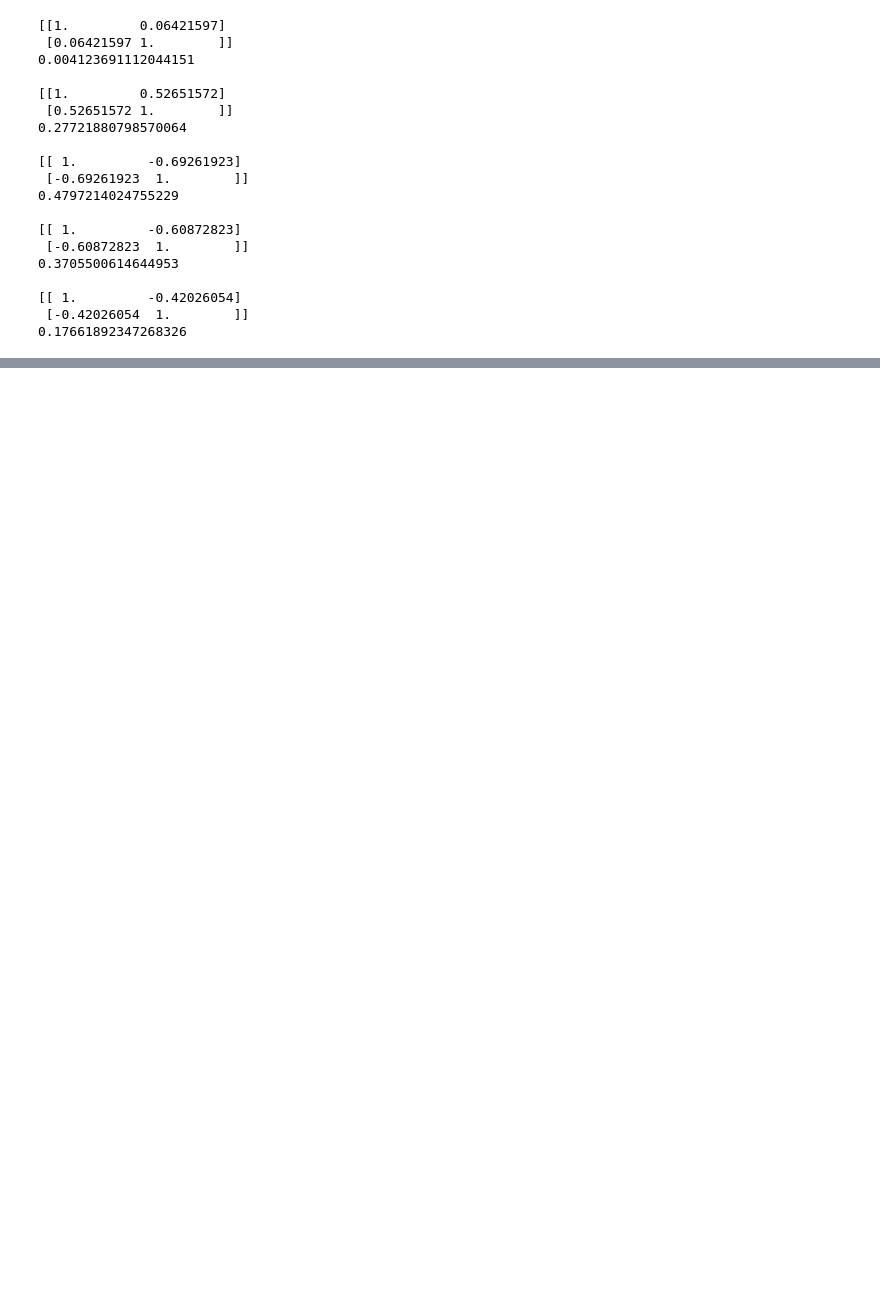
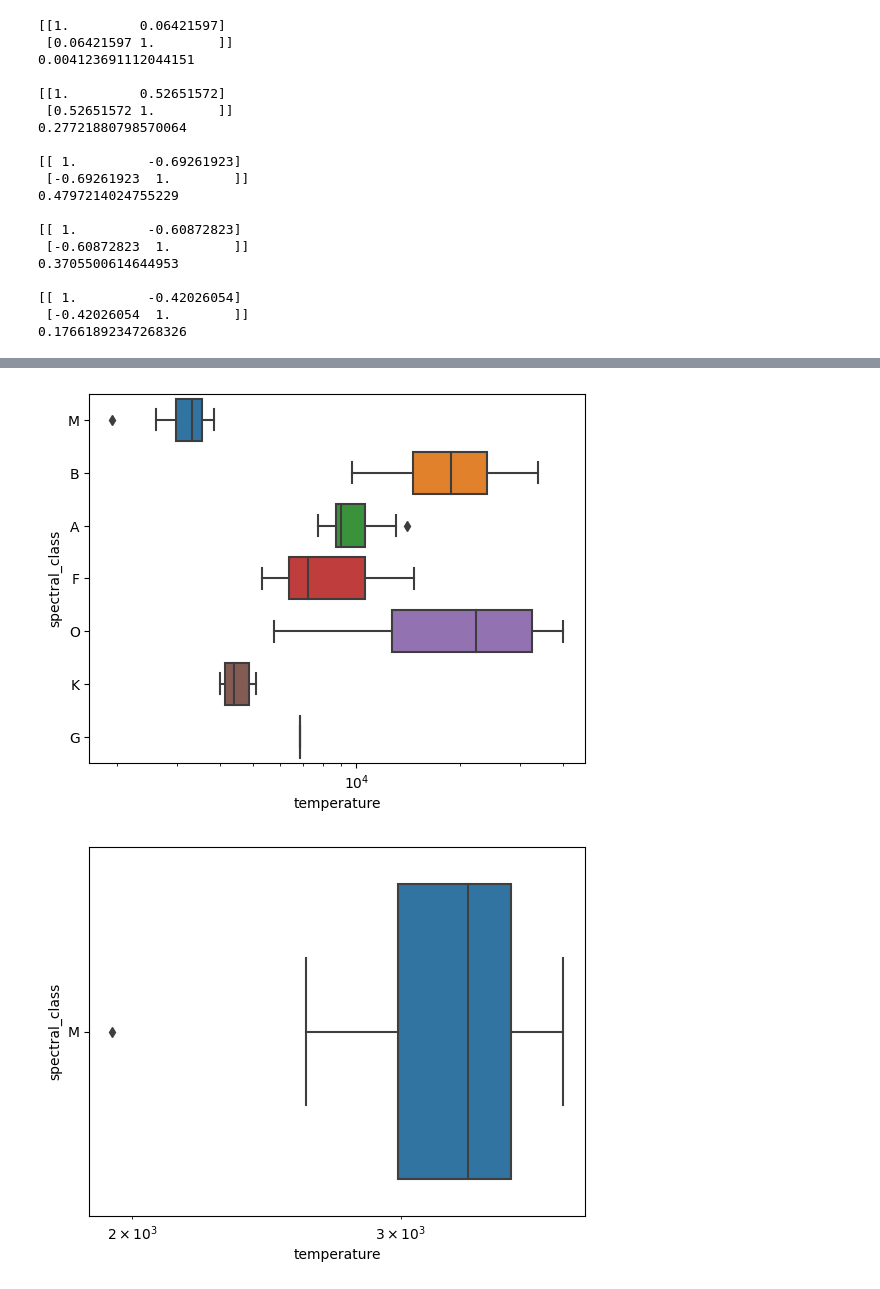
Before and after one commit to mheilner/cs180, a Jupyter notebook: Midterm1/180Midterm1.ipynb, the cells around one changed output, grey strips where cells are left out. Cells and saved outputs as stored; diff of their text form; code cells hidden in the pictures; blank space fills up the shorter version.

```diff
--- a/Midterm1/180Midterm1.ipynb
+++ b/Midterm1/180Midterm1.ipynb
@@ -197,0 +208,16 @@ print()
+# %%
+plt.figure()
+sns.boxplot(data=star,x='temperature',y='spectral_class')
+plt.xscale('log')
+plt.figure()
+sns.boxplot(data=star[star['spectral_class']=='M'],x='temperature',y='spectral_class')
+plt.xscale('log')
+plt.figure()
+sns.boxplot(data=star,x='radius',y='spectral_class')
+plt.xscale('log')
+plt.figure()
+sns.boxplot(data=star,x='absolute_magnitude',y='spectral_class')
+plt.xscale('log')
+# %% [output]
+[figure, added]
+[figure, added]
```
Also changed, not shown: parts of 8 cells of this notebook, 1 other file.
